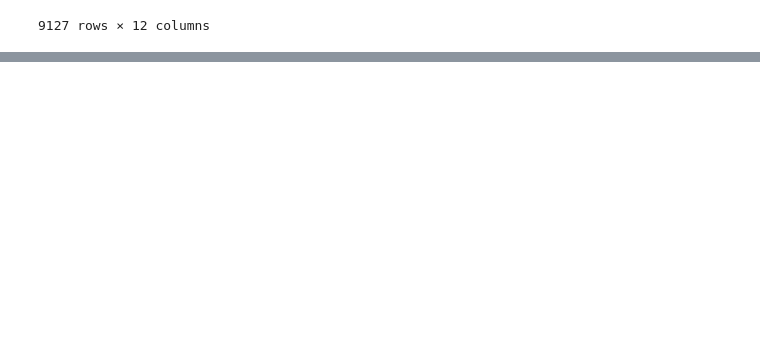
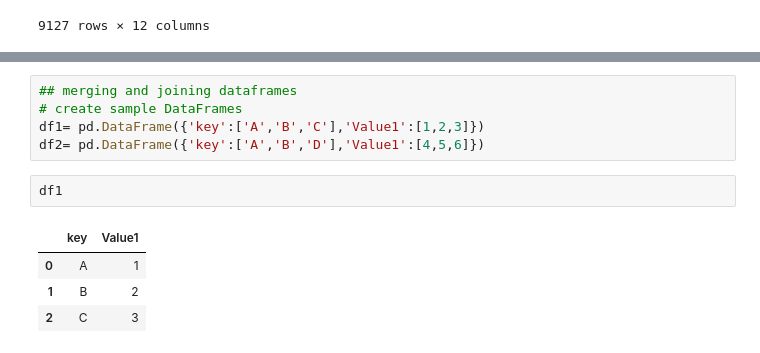
Before and after one commit to Leul4ever/python-projects, a Jupyter notebook: 10-Dataanalysis/10.3-datamanipulation.ipynb, the cells around one changed output, grey strips where cells are left out. Saved outputs shown, nothing was run; the diff lists cells and outputs as text; blank space fills up the shorter version.

```diff
--- a/10-Dataanalysis/10.3-datamanipulation.ipynb
+++ b/10-Dataanalysis/10.3-datamanipulation.ipynb
@@ -174,0 +292,12 @@ df
+# %%
+## merging and joining dataframes
+# create sample DataFrames
+df1= pd.DataFrame({'key':['A','B','C'],'Value1':[1,2,3]})
+df2= pd.DataFrame({'key':['A','B','D'],'Value1':[4,5,6]})
+# %%
+df1
+# %% [output]
+|  | key | Value1 |
+| 0 | A | 1 |
+| 1 | B | 2 |
+| 2 | C | 3 |
```
Also changed, not shown: parts of 13 cells of this notebook.
